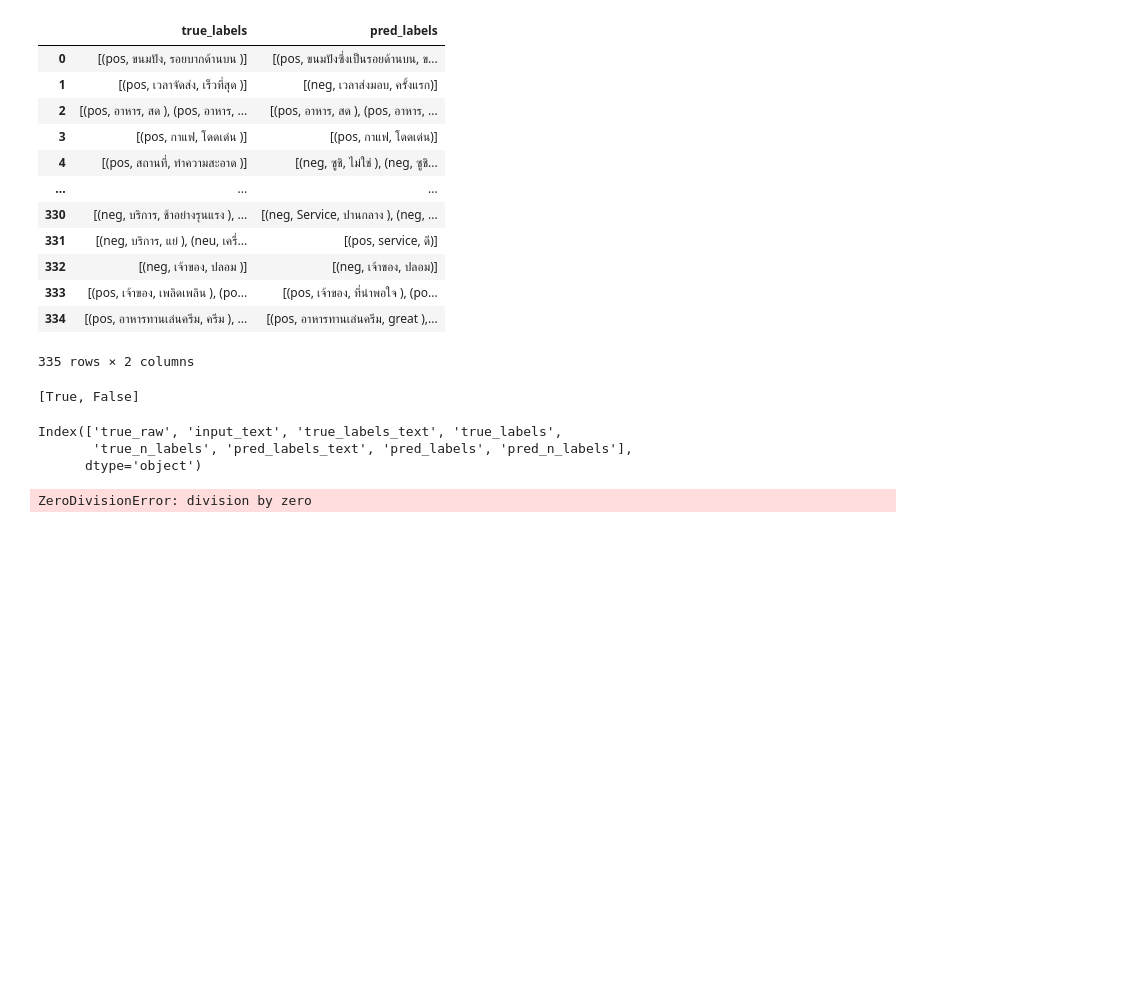
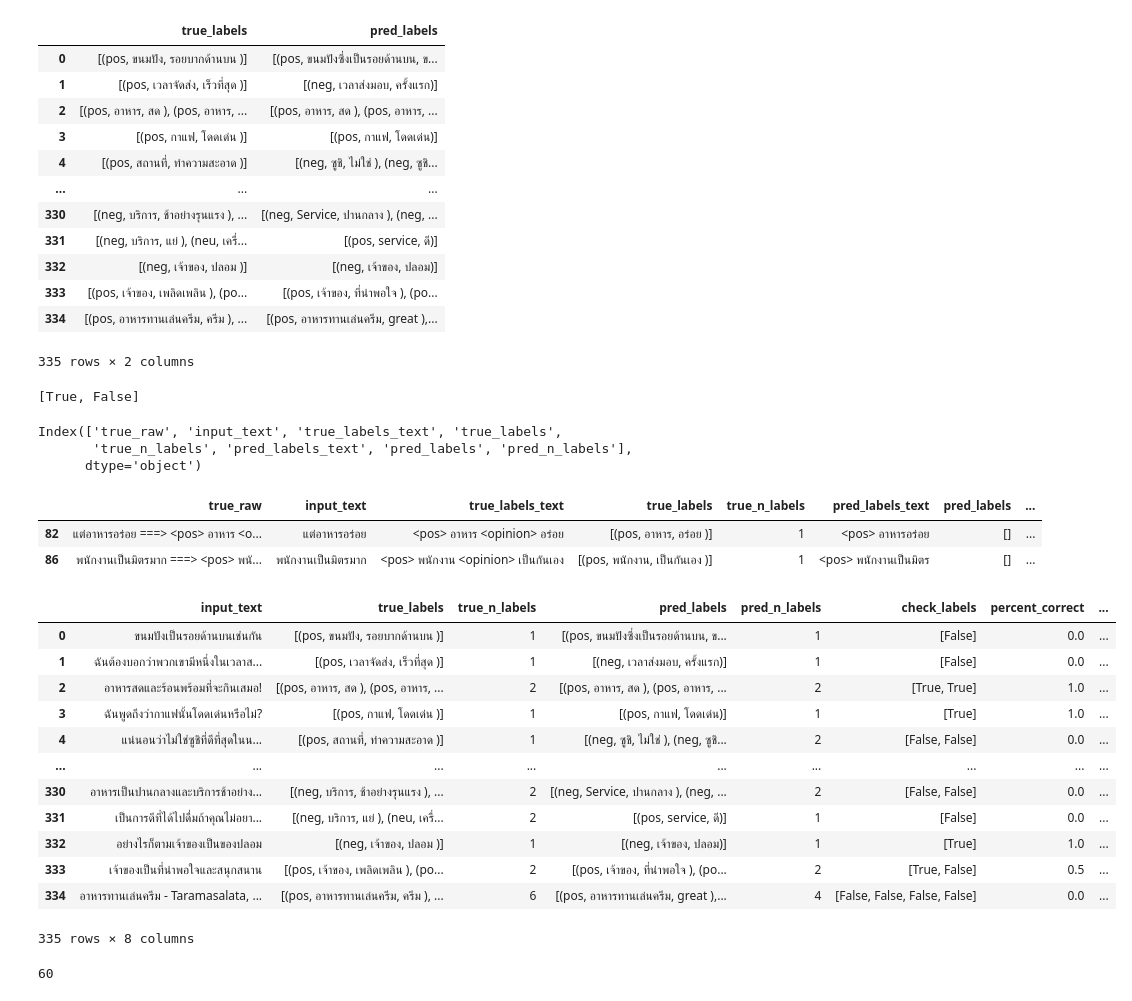
Before and after one commit to TaotoJin/BGCA, a Jupyter notebook: notebook/scoring.ipynb, the cells around one changed output. Drawn from its saved outputs; the diff is of its cells as text; code cells hidden in the pictures; blank space fills up the shorter version.

```diff
--- a/notebook/scoring.ipynb
+++ b/notebook/scoring.ipynb
@@ -265,8 +265,32 @@ Index(['true_raw', 'input_text', 'true_labels_text', 'true_labels',
 # %%
 tqdm.pandas(desc='check all pred labels')
 df['check_labels'] = df.progress_apply(lambda x: check_all_pred(x.pred_labels, x.true_labels),axis=1)
+# %%
+df[df['pred_n_labels'] == 0]
+# %% [output]
+|  | true_raw | input_text | true_labels_text | true_labels | true_n_labels | pred_labels_text | pred_labels | ... |
+| 82 | แต่อาหารอร่อย ===> <pos> อาหาร <o... | แต่อาหารอร่อย | <pos> อาหาร <opinion> อร่อย | [(pos, อาหาร, อร่อย )] | 1 | <pos> อาหารอร่อย | [] | ... |
+| 86 | พนักงานเป็นมิตรมาก ===> <pos> พนั... | พนักงานเป็นมิตรมาก | <pos> พนักงาน <opinion> เป็นกันเอง | [(pos, พนักงาน, เป็นกันเอง )] | 1 | <pos> พนักงานเป็นมิตร | [] | ... |
 # %%
-df['check_labels'].apply(lambda x: sum(x) / len(x))
-# df['percent_correct']
+df['percent_correct'] = df['check_labels'].apply(lambda x: np.float64(sum(x)) / len(x))
+df['is_correct'] = df['percent_correct'].apply(lambda x: x > CORRECT_RATIO)
+#
-# %% [output]
-ZeroDivisionError: division by zero
+# %%
+save_cols = ['input_text', 'true_labels',
+       'true_n_labels','pred_labels', 'pred_n_labels',
+       'check_labels', 'percent_correct', 'is_correct']
+df[save_cols]
+# %% [output]
+|  | input_text | true_labels | true_n_labels | pred_labels | pred_n_labels | check_labels | percent_correct | ... |
+| 0 | ขนมปังเป็นรอยด้านบนเช่นกัน | [(pos, ขนมปัง, รอยบากด้านบน )] | 1 | [(pos, ขนมปังซึ่งเป็นรอยด้านบน, ข... | 1 | [False] | 0.0 | ... |
+| 1 | ฉันต้องบอกว่าพวกเขามีหนึ่งในเวลาส... | [(pos, เวลาจัดส่ง, เร็วที่สุด )] | 1 | [(neg, เวลาส่งมอบ, ครั้งแรก)] | 1 | [False] | 0.0 | ... |
+| 2 | อาหารสดและร้อนพร้อมที่จะกินเสมอ! | [(pos, อาหาร, สด ), (pos, อาหาร, ... | 2 | [(pos, อาหาร, สด ), (pos, อาหาร, ... | 2 | [True, True] | 1.0 | ... |
+| 3 | ฉันพูดถึงว่ากาแฟนั้นโดดเด่นหรือไม่? | [(pos, กาแฟ, โดดเด่น )] | 1 | [(pos, กาแฟ, โดดเด่น)] | 1 | [True] | 1.0 | ... |
+| 4 | แน่นอนว่าไม่ใช่ซูชิที่ดีที่สุดในน... | [(pos, สถานที่, ทำความสะอาด )] | 1 | [(neg, ซูชิ, ไม่ใช่ ), (neg, ซูชิ... | 2 | [False, False] | 0.0 | ... |
+| ... | ... | ... | ... | ... | ... | ... | ... | ... |
+| 330 | อาหารเป็นปานกลางและบริการช้าอย่าง... | [(neg, บริการ, ช้าอย่างรุนแรง ), ... | 2 | [(neg, Service, ปานกลาง ), (neg, ... | 2 | [False, False] | 0.0 | ... |
+| 331 | เป็นการดีที่ได้ไปดื่มถ้าคุณไม่อยา... | [(neg, บริการ, แย่ ), (neu, เครื่... | 2 | [(pos, service, ดี)] | 1 | [False] | 0.0 | ... |
+| 332 | อย่างไรก็ตามเจ้าของเป็นของปลอม | [(neg, เจ้าของ, ปลอม )] | 1 | [(neg, เจ้าของ, ปลอม)] | 1 | [True] | 1.0 | ... |
+| 333 | เจ้าของเป็นที่น่าพอใจและสนุกสนาน | [(pos, เจ้าของ, เพลิดเพลิน ), (po... | 2 | [(pos, เจ้าของ, ที่น่าพอใจ ), (po... | 2 | [True, False] | 0.5 | ... |
+| 334 | อาหารทานเล่นครีม - Taramasalata, ... | [(pos, อาหารทานเล่นครีม, ครีม ), ... | 6 | [(pos, อาหารทานเล่นครีม, great ),... | 4 | [False, False, False, False] | 0.0 | ... |
+335 rows × 8 columns
@@ -272,0 +299,4 @@ ZeroDivisionError: division by zero
+# %%
+sum(df.is_correct)
+# %% [output]
+60
```
Also changed, not shown: parts of 1 cell of this notebook.
